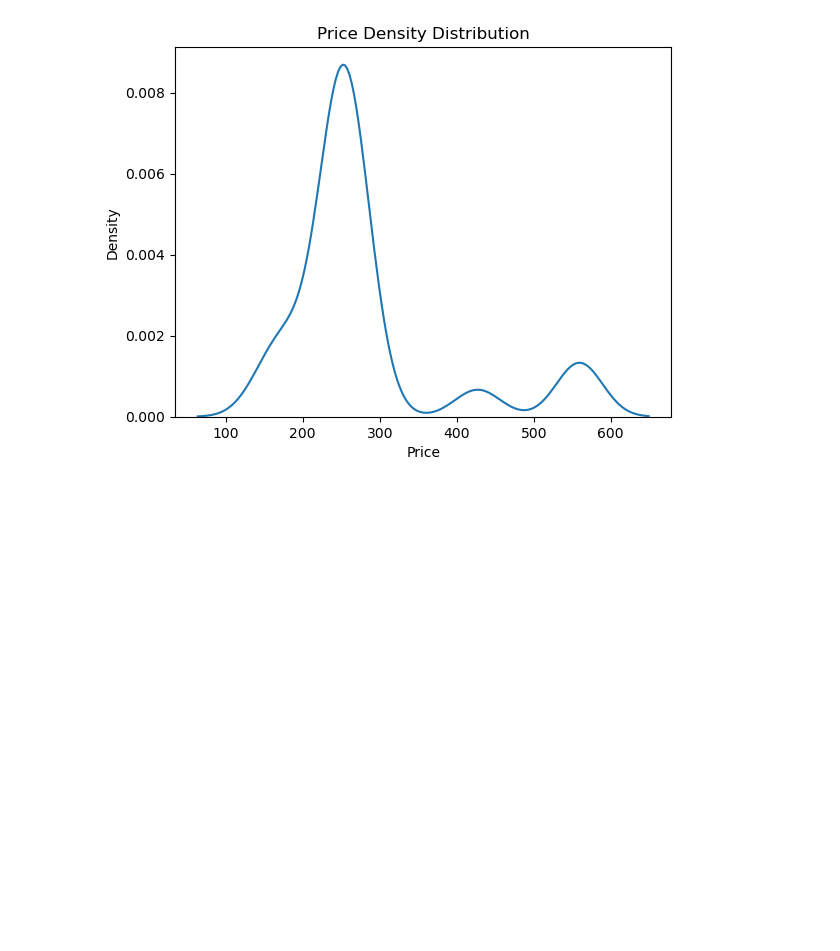
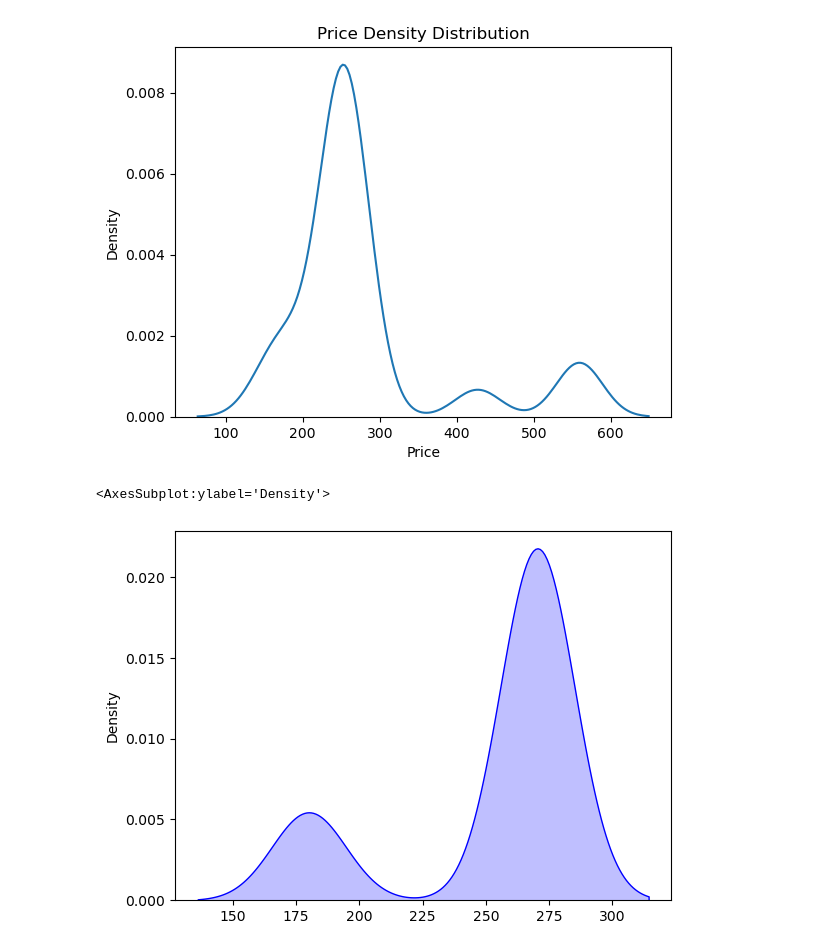
Before and after one commit to hanihatami/wtp_pilot, a Jupyter notebook: Notebooks/similarity.ipynb, the cells around one changed output. Drawn from its saved outputs; the diff is of its cells as text; code cells hidden in the pictures; blank space fills up the shorter version.

```diff
--- a/Notebooks/similarity.ipynb
+++ b/Notebooks/similarity.ipynb
@@ -442,4 +442,11 @@ plt.show()
 # %%
 # next steps:
 # %%
-1- give a buffer space for departure date
+import numpy as np
+non_stop_prices = np.array([270.41, 270.41, 270.41,270.41, 180])
+# %%
+import seaborn as sns
+sns.kdeplot(non_stop_prices, bw_adjust=0.5, color="blue", fill=True, label='Non-Stop Flights')
+# %% [output]
+<AxesSubplot:ylabel='Density'>
+[figure, added]
```
Also changed, not shown: 3 other files.
